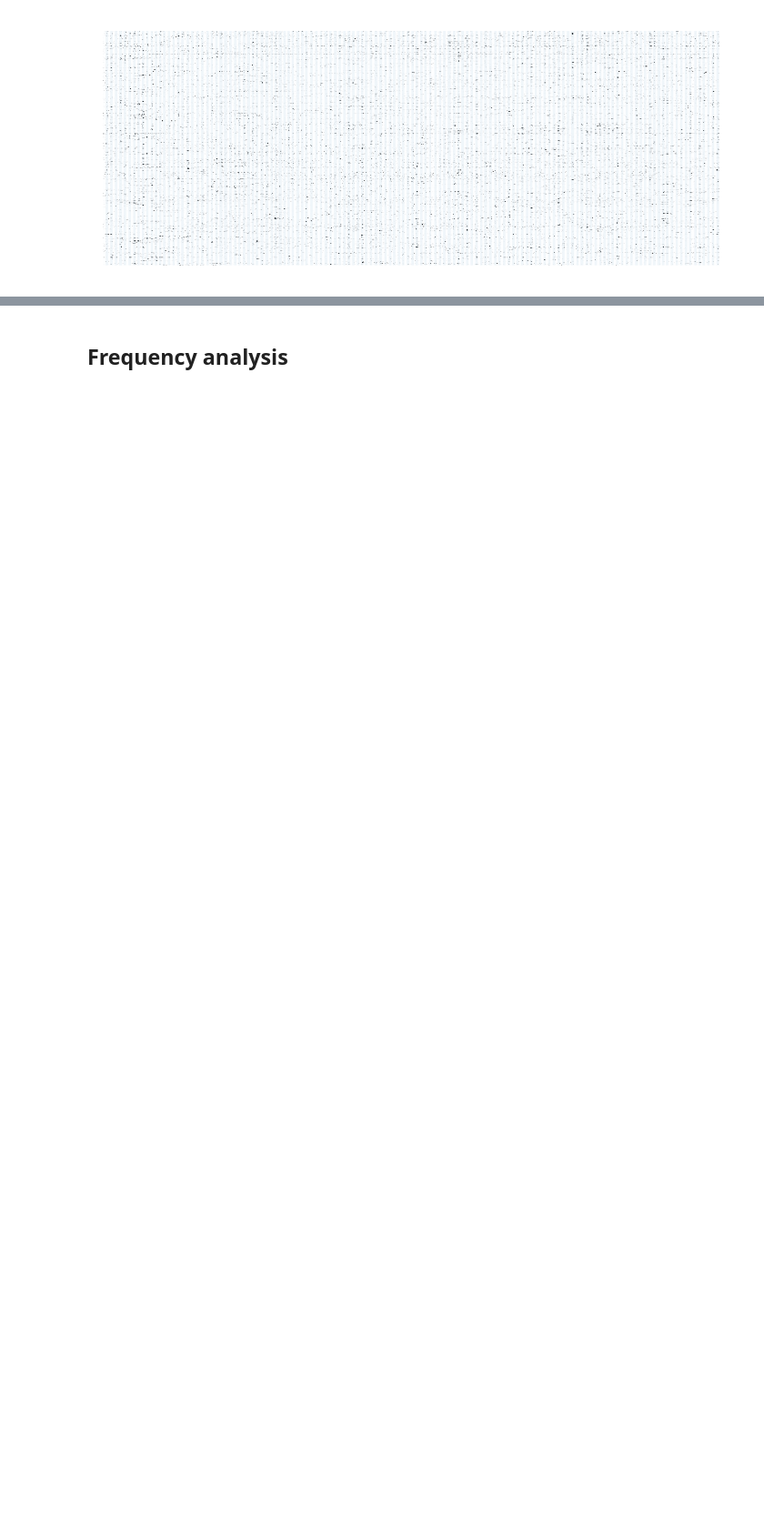
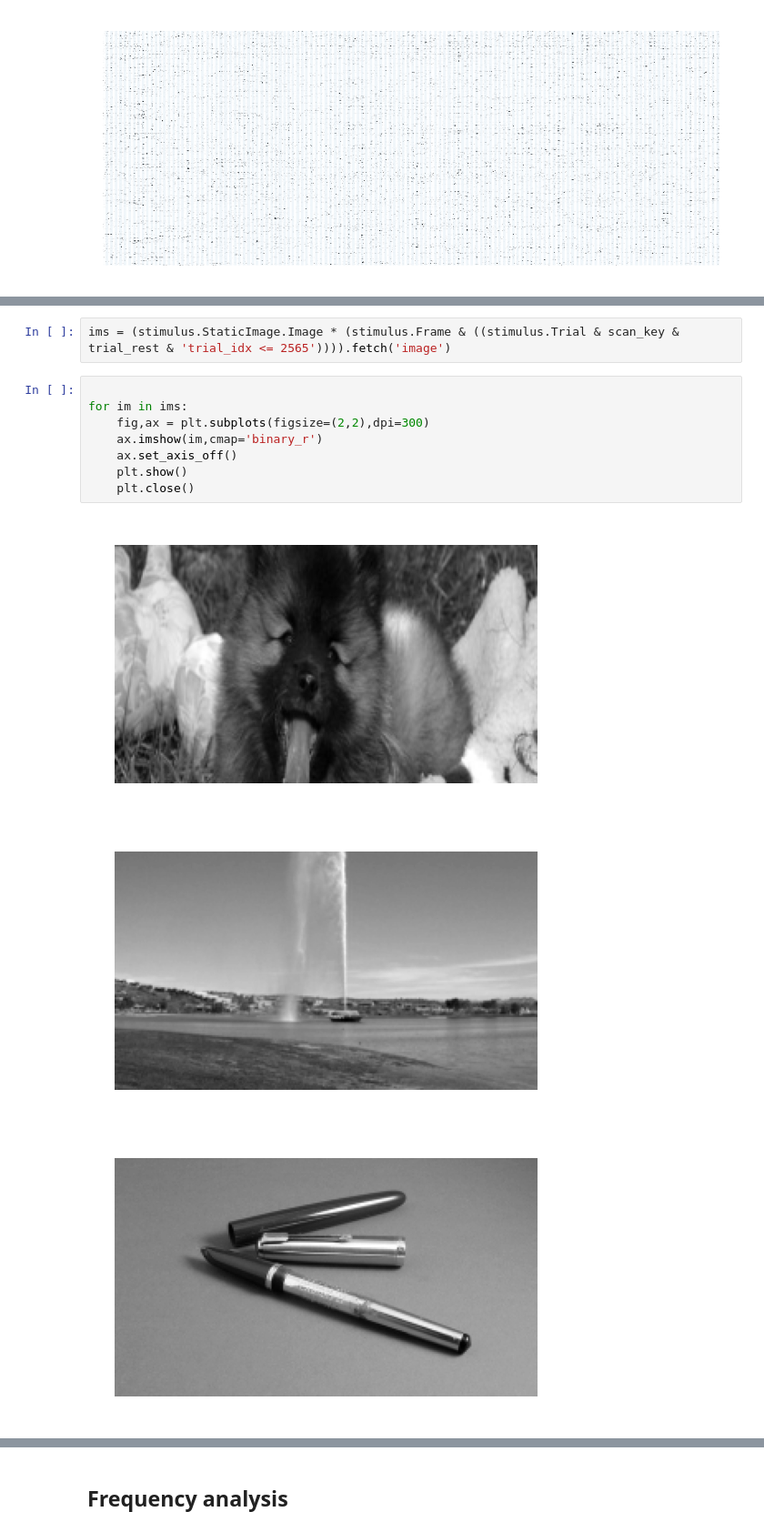
Before and after one commit to cajal/static_v1_data_release, a Jupyter notebook: [Figure]aligned_functional_traces.ipynb, the cells around one changed output, grey strips where cells are left out. Shown at 91% size. Cells and saved outputs as stored; diff of their text form; blank space fills up the shorter version.

```diff
--- a/[Figure]aligned_functional_traces.ipynb
+++ b/[Figure]aligned_functional_traces.ipynb
@@ -331,0 +485,14 @@ plt.close()
+# %%
+ims = (stimulus.StaticImage.Image * (stimulus.Frame & ((stimulus.Trial & scan_key & trial_rest & 'trial_idx <= 2565')))).fetch('image')
+# %%
+
+for im in ims:
+    fig,ax = plt.subplots(figsize=(2,2),dpi=300)
+    ax.imshow(im,cmap='binary_r')
+    ax.set_axis_off()
+    plt.show()
+    plt.close()
+# %% [output]
+[figure, added]
+[figure, added]
+[figure, added]
```
Also changed, not shown: parts of 12 cells of this notebook, 14 other files.
